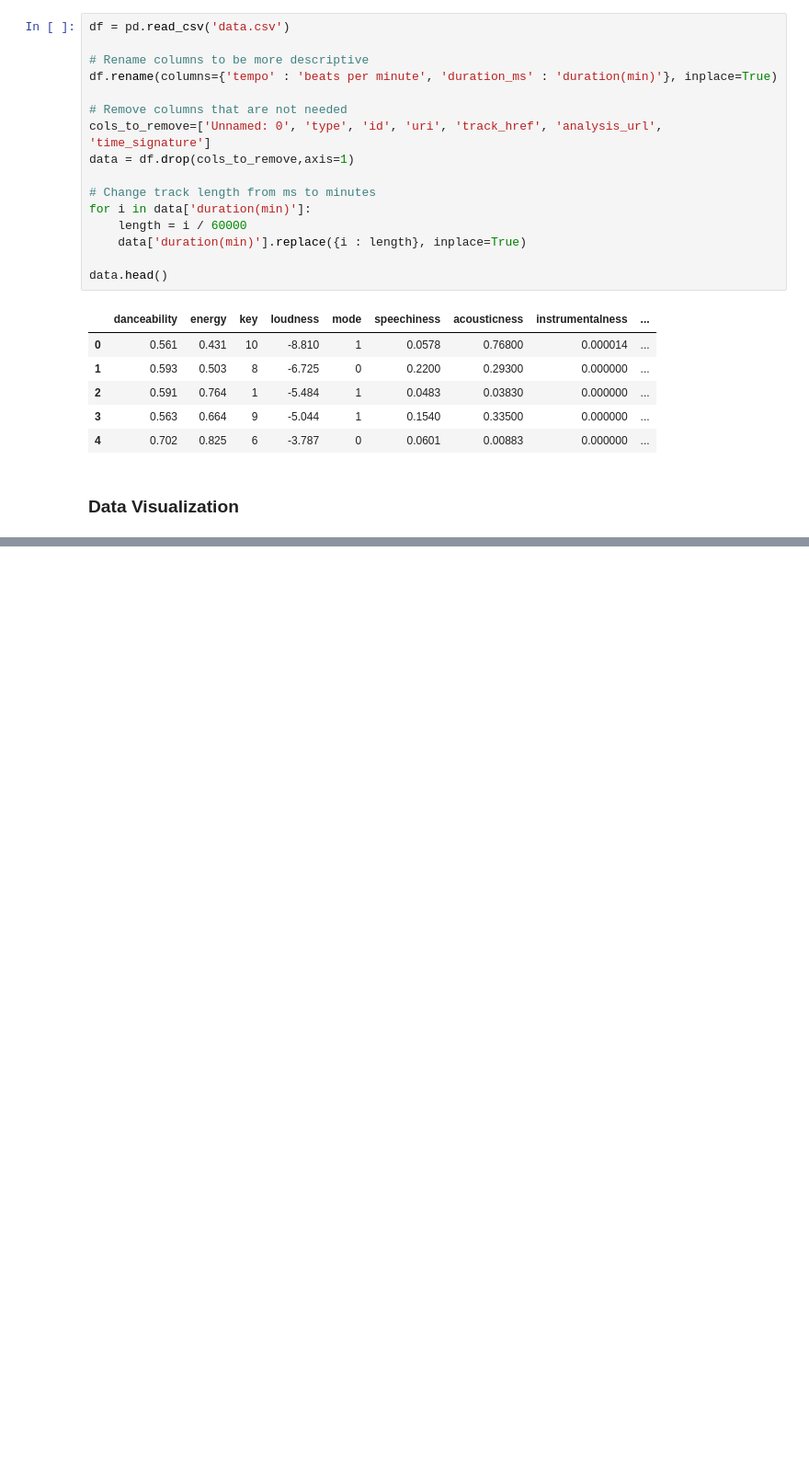
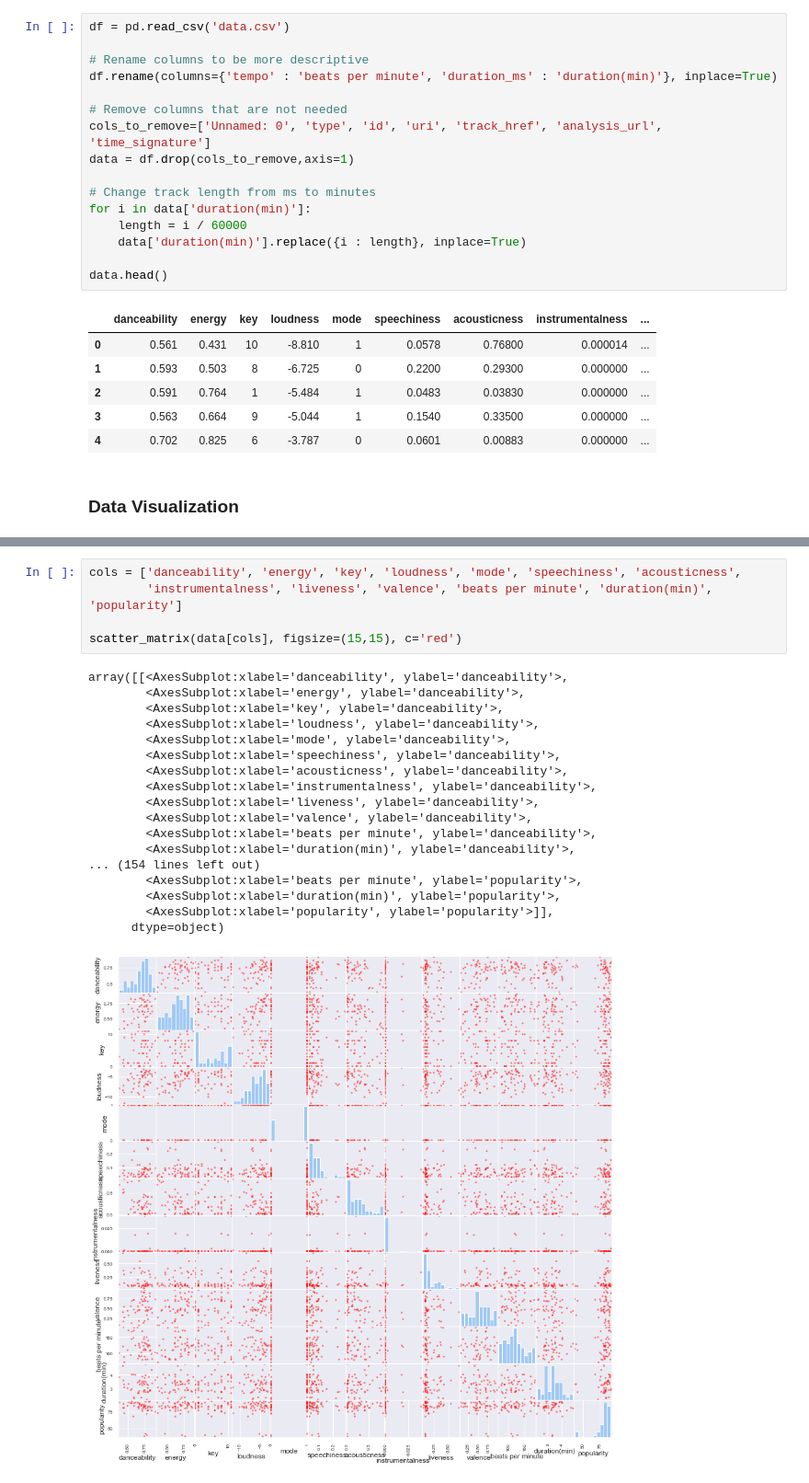
Before and after one commit to lauri-ra/Data-Science-Course-Work, a Jupyter notebook: HT/JodaHT_Spotify.ipynb, the cells around one changed output, grey strips where cells are left out. Shown: that part at 92% size. Cells and saved outputs as stored; diff of their text form; blank space fills up the shorter version.

```diff
--- a/HT/JodaHT_Spotify.ipynb
+++ b/HT/JodaHT_Spotify.ipynb
@@ -128,0 +153,24 @@ ValueError: scatter requires an x and y column
+# %%
+cols = ['danceability', 'energy', 'key', 'loudness', 'mode', 'speechiness', 'acousticness',
+        'instrumentalness', 'liveness', 'valence', 'beats per minute', 'duration(min)', 'popularity']
+
+scatter_matrix(data[cols], figsize=(15,15), c='red')
+# %% [output]
+array([[<AxesSubplot:xlabel='danceability', ylabel='danceability'>,
+        <AxesSubplot:xlabel='energy', ylabel='danceability'>,
+        <AxesSubplot:xlabel='key', ylabel='danceability'>,
+        <AxesSubplot:xlabel='loudness', ylabel='danceability'>,
+        <AxesSubplot:xlabel='mode', ylabel='danceability'>,
+        <AxesSubplot:xlabel='speechiness', ylabel='danceability'>,
+        <AxesSubplot:xlabel='acousticness', ylabel='danceability'>,
+        <AxesSubplot:xlabel='instrumentalness', ylabel='danceability'>,
+        <AxesSubplot:xlabel='liveness', ylabel='danceability'>,
+        <AxesSubplot:xlabel='valence', ylabel='danceability'>,
+        <AxesSubplot:xlabel='beats per minute', ylabel='danceability'>,
+        <AxesSubplot:xlabel='duration(min)', ylabel='danceability'>,
+... (154 lines left out)
+        <AxesSubplot:xlabel='beats per minute', ylabel='popularity'>,
+        <AxesSubplot:xlabel='duration(min)', ylabel='popularity'>,
+        <AxesSubplot:xlabel='popularity', ylabel='popularity'>]],
+      dtype=object)
+[figure, added]
```
Also changed, not shown: parts of 5 cells of this notebook, 1 other file.
